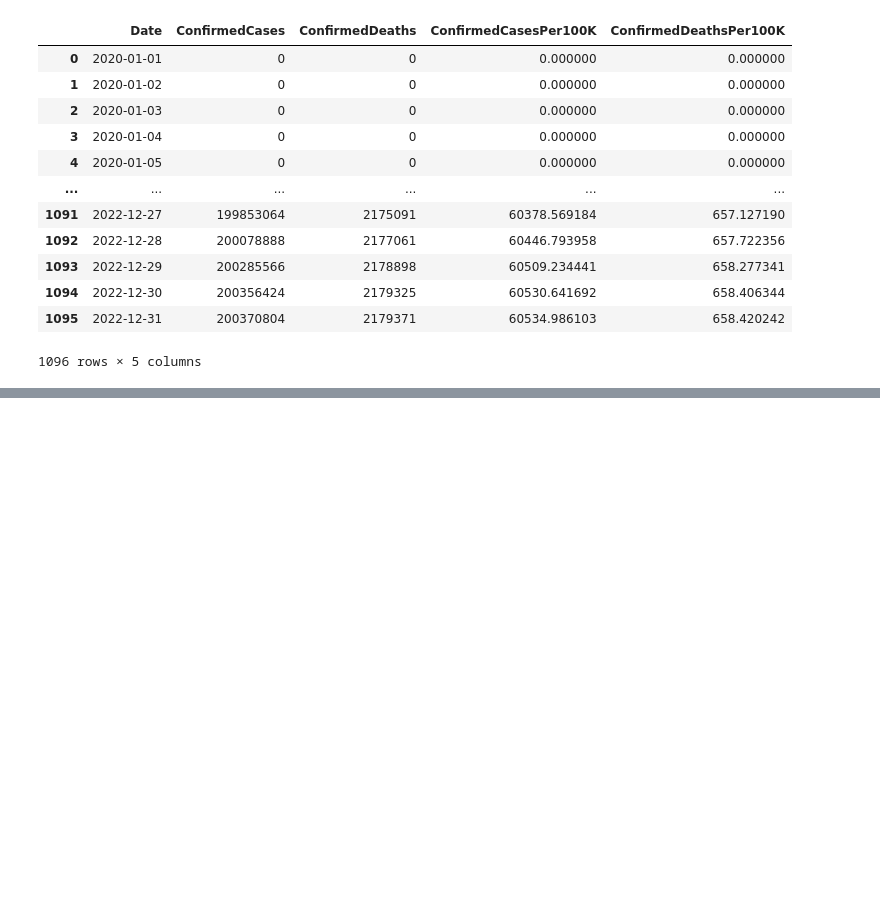
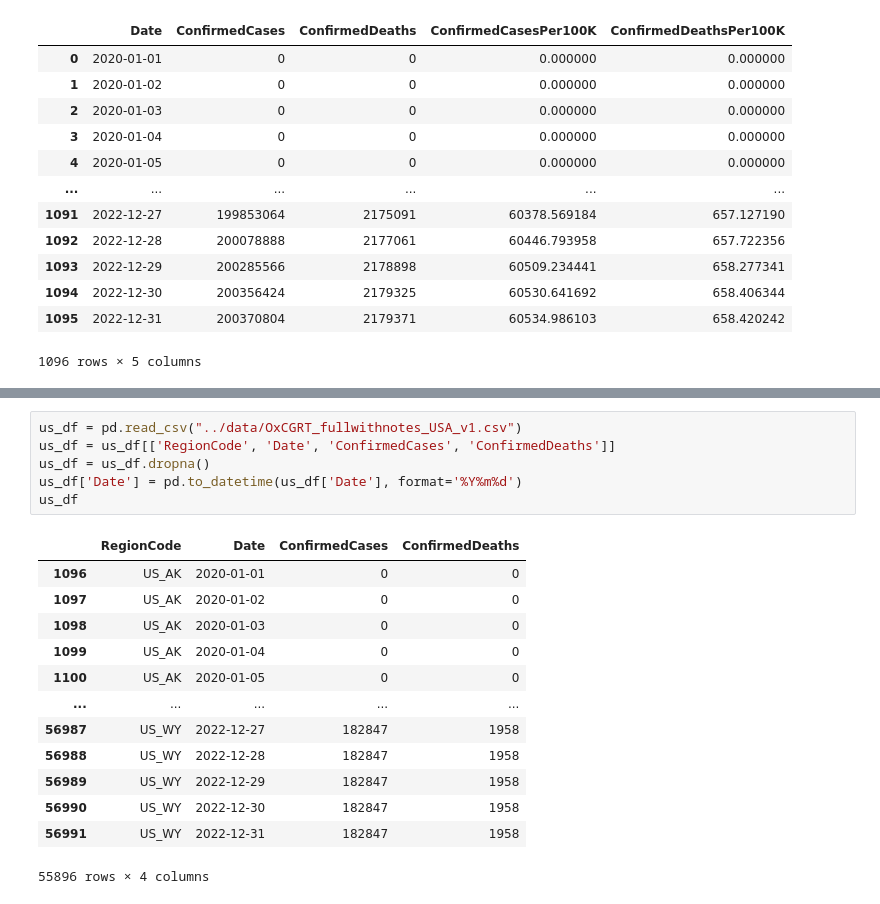
Before and after one commit to Nixx162/cs5239, a Jupyter notebook: data/eda.ipynb, the cells around one changed output, grey strips where cells are left out. Cells and saved outputs as stored; diff of their text form; blank space fills up the shorter version.

```diff
--- a/data/eda.ipynb
+++ b/data/eda.ipynb
@@ -62,0 +95,20 @@ us_df
+# %%
+us_df = pd.read_csv("../data/OxCGRT_fullwithnotes_USA_v1.csv")
+us_df = us_df[['RegionCode', 'Date', 'ConfirmedCases', 'ConfirmedDeaths']]
+us_df = us_df.dropna()
+us_df['Date'] = pd.to_datetime(us_df['Date'], format='%Y%m%d')
+us_df
+# %% [output]
+|  | RegionCode | Date | ConfirmedCases | ConfirmedDeaths |
+| 1096 | US_AK | 2020-01-01 | 0 | 0 |
+| 1097 | US_AK | 2020-01-02 | 0 | 0 |
+| 1098 | US_AK | 2020-01-03 | 0 | 0 |
+| 1099 | US_AK | 2020-01-04 | 0 | 0 |
+| 1100 | US_AK | 2020-01-05 | 0 | 0 |
+| ... | ... | ... | ... | ... |
+| 56987 | US_WY | 2022-12-27 | 182847 | 1958 |
+| 56988 | US_WY | 2022-12-28 | 182847 | 1958 |
+| 56989 | US_WY | 2022-12-29 | 182847 | 1958 |
+| 56990 | US_WY | 2022-12-30 | 182847 | 1958 |
+| 56991 | US_WY | 2022-12-31 | 182847 | 1958 |
+55896 rows × 4 columns
```
Also changed, not shown: parts of 4 cells of this notebook, 3 other files.
